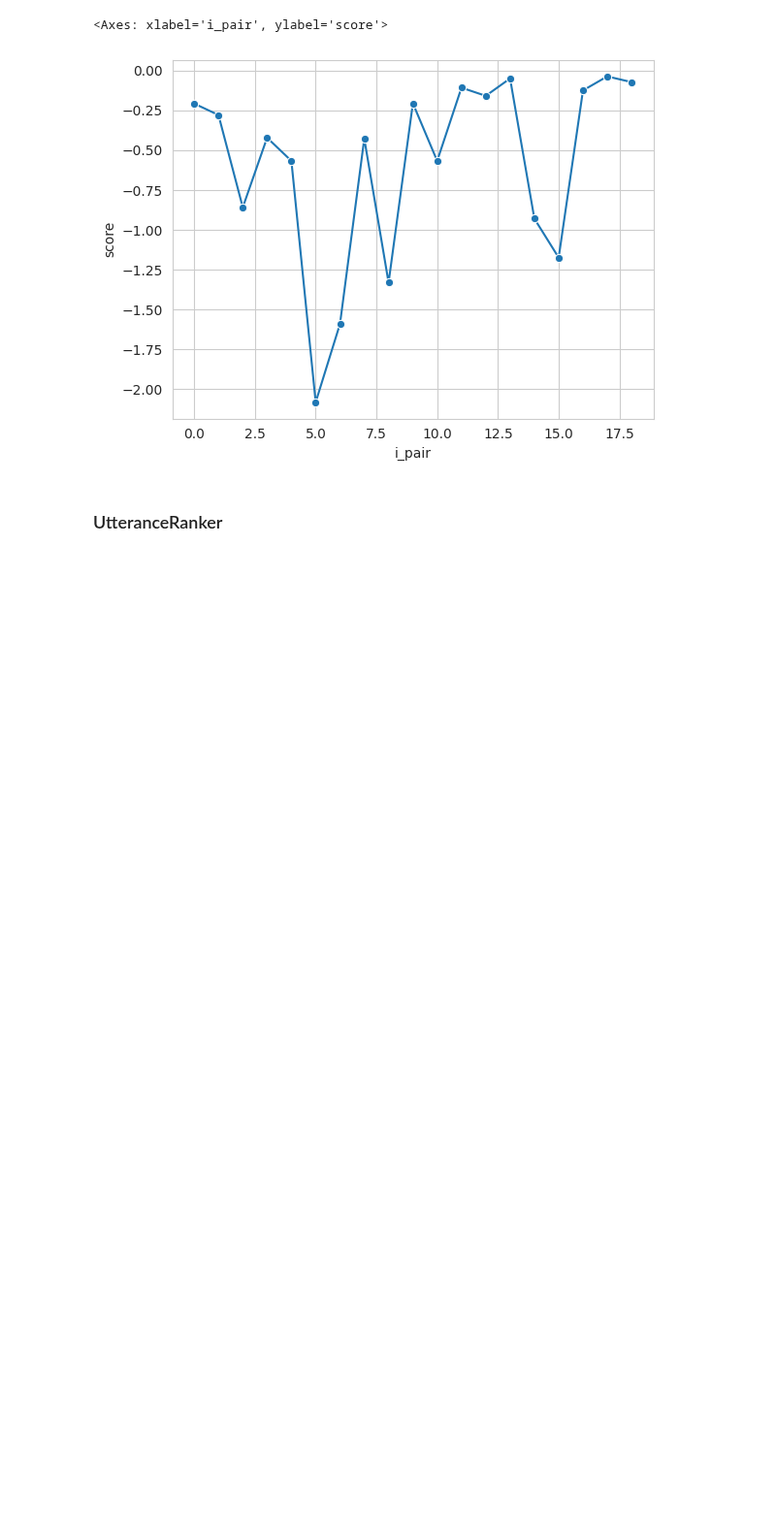
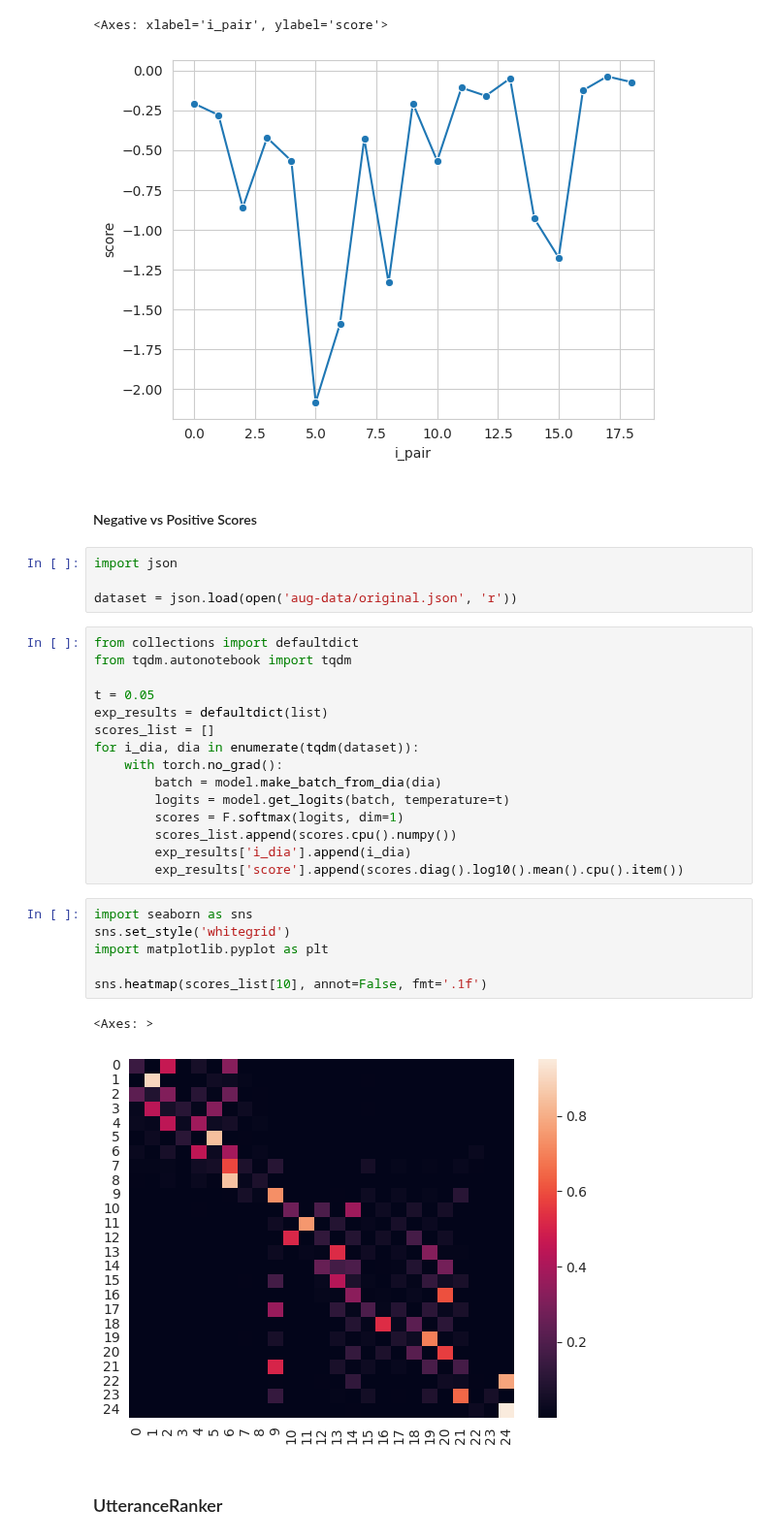
Before and after one commit to voorhs/dialogue-augmentation, a Jupyter notebook: augmentation_development.ipynb, the cells around one changed output. Shown at 97% size. Cells and saved outputs as stored; diff of their text form; blank space fills up the shorter version.

```diff
--- a/augmentation_development.ipynb
+++ b/augmentation_development.ipynb
@@ -2426,6 +2430,36 @@ sns.lineplot(data=df[df.i_dia==i_dia], x='i_pair', y='score', marker='o')
 # %% [output]
 <Axes: xlabel='i_pair', ylabel='score'>
 [figure]
+# %% [markdown]
+#### Negative vs Positive Scores
+# %%
+import json
+
+dataset = json.load(open('aug-data/original.json', 'r'))
+# %%
+from collections import defaultdict
+from tqdm.autonotebook import tqdm
+
+t = 0.05
+exp_results = defaultdict(list)
+scores_list = []
+for i_dia, dia in enumerate(tqdm(dataset)):
+    with torch.no_grad():
+        batch = model.make_batch_from_dia(dia)
+        logits = model.get_logits(batch, temperature=t)
+        scores = F.softmax(logits, dim=1)
+        scores_list.append(scores.cpu().numpy())
+        exp_results['i_dia'].append(i_dia)
+        exp_results['score'].append(scores.diag().log10().mean().cpu().item())
+# %%
+import seaborn as sns
+sns.set_style('whitegrid')
+import matplotlib.pyplot as plt
+
+sns.heatmap(scores_list[10], annot=False, fmt='.1f')
+# %% [output]
+<Axes: >
+[figure, added]
 # %% [markdown]
 ### UtteranceRanker
 # %% [markdown]
```
Also changed, not shown: parts of 7 cells of this notebook, 5 other files.
